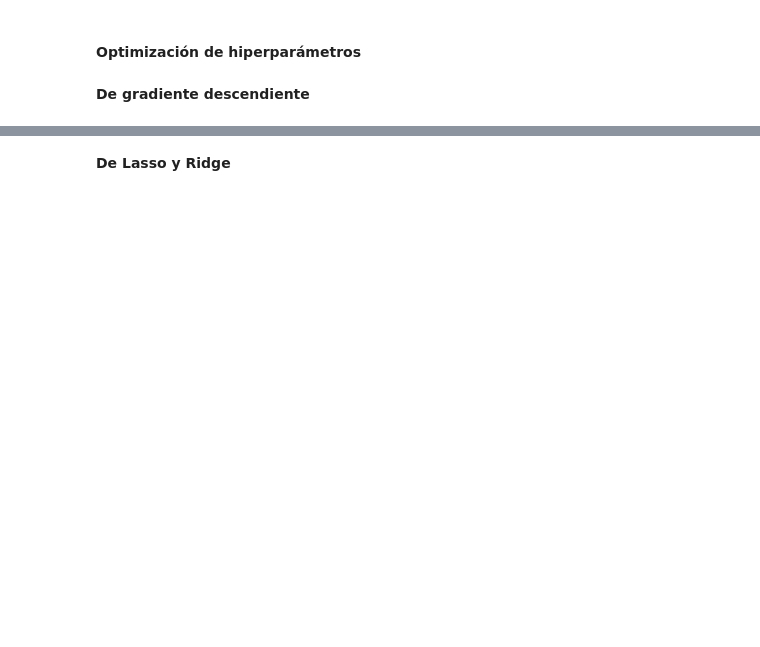
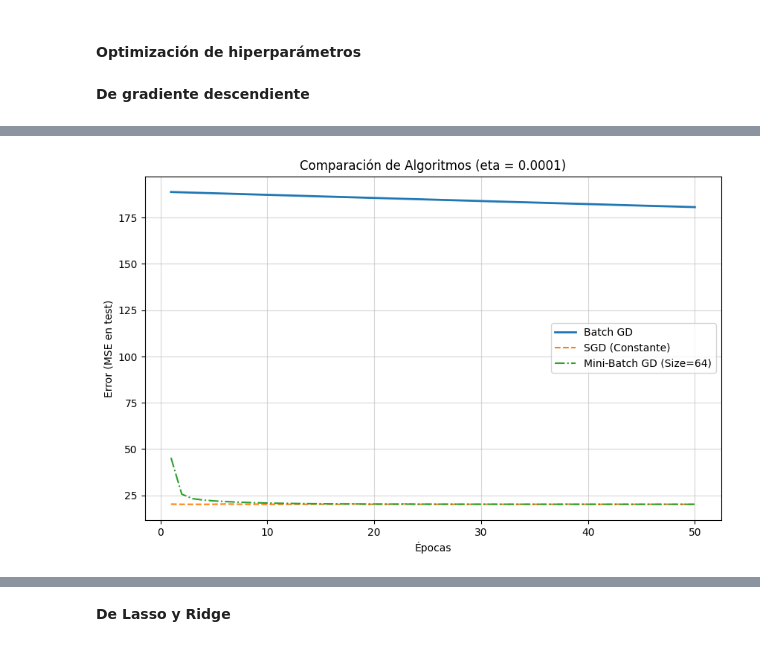
Before and after one commit to CaroRuiz92/AA1-TUIA-2025C2-Ruiz-Quispe, a Jupyter notebook: TP-Regresion-AA1-2025C1.ipynb, the cells around one changed output, grey strips where cells are left out. Drawn from its saved outputs; the diff is of its cells as text; code cells hidden in the pictures; blank space fills up the shorter version.

Commit message:
Correción de optimización de hiperparametros de gradiente desc.

```diff
--- a/TP-Regresion-AA1-2025C1.ipynb
+++ b/TP-Regresion-AA1-2025C1.ipynb
@@ -1149,0 +1067,84 @@ eta = 1e-05 (Tasa muy baja): Con esta tasa de aprendizaje, el modelo prácticame
+# %%
+X_train_np = np.asarray(X_train); X_test_np = np.asarray(X_test)
+y_train_np = np.asarray(y_train).reshape(-1, 1); y_test_np = np.asarray(y_test).reshape(-1, 1)
+X_train_bias = np.c_[np.ones((len(X_train_np), 1)), X_train_np]
+X_test_bias = np.c_[np.ones((len(X_test_np), 1)), X_test_np]
+
+# Utilizaremos las variables *_bias y *_np para la ejecución:
+m = len(X_train_np)
+n_features = X_train_np.shape[1]
+
+# --- Hiperparámetros y Experimento ---
+
+n_epochs = 50
+batch_size = 64
+# Reducimos las tasas iniciales para evitar divergencia y NaN.
+etas = [0.0001, 0.00005, 0.00001, 0.000005, 0.000001]
+
+# Bucle principal para probar cada tasa de aprendizaje
+for eta in etas:
+
+    # Inicialización de pesos (limpia para cada experimento)
+    theta_batch = np.random.randn(n_features + 1, 1)
+    theta_sgd = np.random.randn(n_features + 1, 1)
+    theta_mbgd = np.random.randn(n_features + 1, 1)
+
+    errors = {"batch": [], "sgd": [], "minibatch": []}
+
+    for epoch in range(n_epochs):
+        # Barajar los datos en cada época
+        permutation = np.random.permutation(m)
+        X_shuffled = X_train_bias[permutation]
+        y_shuffled = y_train_np[permutation]
+
+        # 1. Descenso de Gradiente por Lotes (BGD)
+        grad_batch = 2 / m * X_train_bias.T.dot(X_train_bias.dot(theta_batch) - y_train_np)
+        theta_batch -= eta * grad_batch
+
+
+        # 2. Descenso de Gradiente Mini-Lote (MBGD)
+        for i in range(0, m, batch_size):
+            # Obtener el mini-lote
+            xi_mbgd = X_shuffled[i:i + batch_size]
+            yi_mbgd = y_shuffled[i:i + batch_size]
+
+            # Gradiente y Actualización (con ETA CONSTANTE)
+            grad_mbgd = 2 / len(xi_mbgd) * xi_mbgd.T.dot(xi_mbgd.dot(theta_mbgd) - yi_mbgd)
+            theta_mbgd -= eta * grad_mbgd
+
+        # 3. Descenso de Gradiente Estocástico (SGD)
+        for i in range(m):
+            # Obtener una sola muestra
+            xi_sgd = X_shuffled[i:i + 1]
+            yi_sgd = y_shuffled[i:i + 1]
+
+            # Gradiente y Actualización (con ETA CONSTANTE)
+            grad_sgd = 2 * xi_sgd.T.dot(xi_sgd.dot(theta_sgd) - yi_sgd)
+            theta_sgd -= eta * grad_sgd
+
+
+        # MONITOREO
+
+        # Calcular errores en test
+        y_pred_batch = X_test_bias.dot(theta_batch)
+        y_pred_sgd = X_test_bias.dot(theta_sgd)
+        y_pred_mbgd = X_test_bias.dot(theta_mbgd)
+
+        errors["batch"].append(mean_squared_error(y_test_np, y_pred_batch))
+        errors["sgd"].append(mean_squared_error(y_test_np, y_pred_sgd))
+        errors["minibatch"].append(mean_squared_error(y_test_np, y_pred_mbgd))
+
+    # Graficar por cada eta
+    plt.figure(figsize=(10, 6))
+    plt.plot(range(1, n_epochs + 1), errors["batch"], label="Batch GD", linewidth=2)
+    plt.plot(range(1, n_epochs + 1), errors["sgd"], label="SGD (Constante)", linestyle='--')
+    plt.plot(range(1, n_epochs + 1), errors["minibatch"], label=f"Mini-Batch GD (Size={batch_size})", linestyle='-.')
+
+    plt.xlabel("Épocas")
+    plt.ylabel("Error (MSE en test)")
+    plt.title(f"Comparación de Algoritmos (eta = {eta})")
+    plt.legend()
+    plt.grid(True, alpha=0.5)
+    plt.show()
+# %% [output]
+[figure, added]
```
Also changed, not shown: parts of 20 cells of this notebook.
